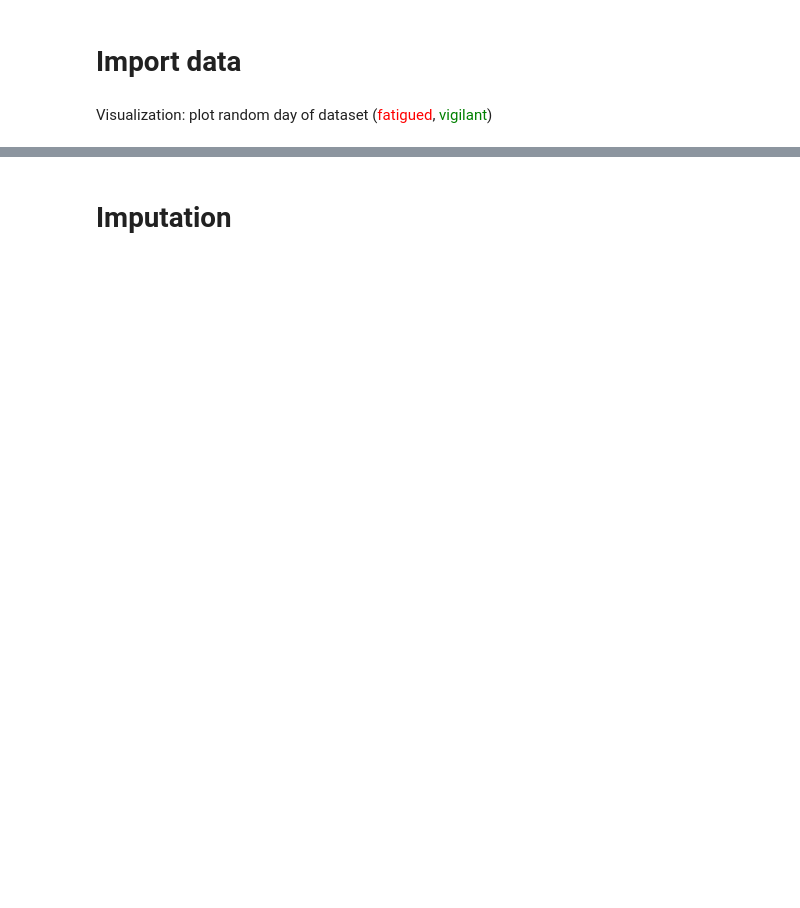
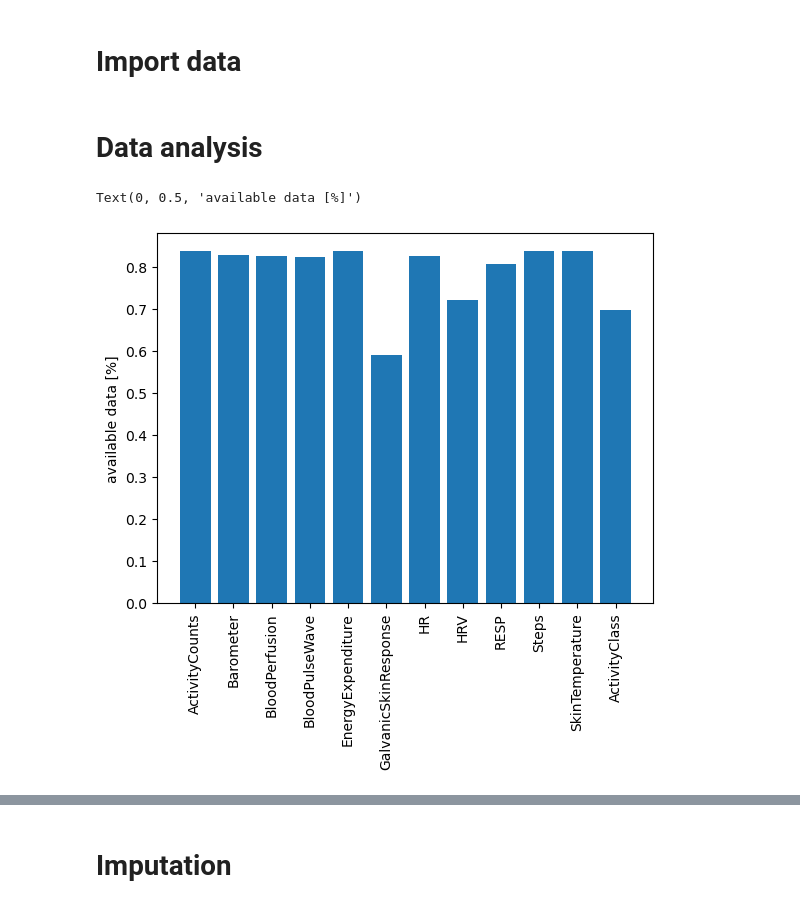
Before and after one commit to Yahnnosh/Sensor-Based-Modeling-of-Fatigue-Using-Transformer-Model, a Jupyter notebook: preproc_data.ipynb, the cells around one changed output, grey strips where cells are left out. Saved outputs shown, nothing was run; the diff lists cells and outputs as text; code cells hidden in the pictures; blank space fills up the shorter version.

Commit message:
temp

```diff
--- a/preproc_data.ipynb
+++ b/preproc_data.ipynb
@@ -127,6 +154,16 @@ path = './Output'
 # %%
 file = path + f'/combined_data.csv'
 data = pd.read_csv(file, index_col=0).fillna(pd.NA)
-# %% [markdown]
-Visualization: plot random day of dataset (<span style="color:red">fatigued</span>, <span style="color:green">vigilant</span>)
+# %% [markdown]
+# Data analysis
+# %%
+# missing data per variable
+temp = missing_data_per_variable(data)
+
+plt.bar(x=temp.keys(), height=temp.values())
+plt.xticks(rotation=90)
+plt.ylabel('available data [%]')
+# %% [output]
+Text(0, 0.5, 'available data [%]')
+[figure, added]
 # %%
```
Also changed, not shown: parts of 24 cells of this notebook, 3 other files.
